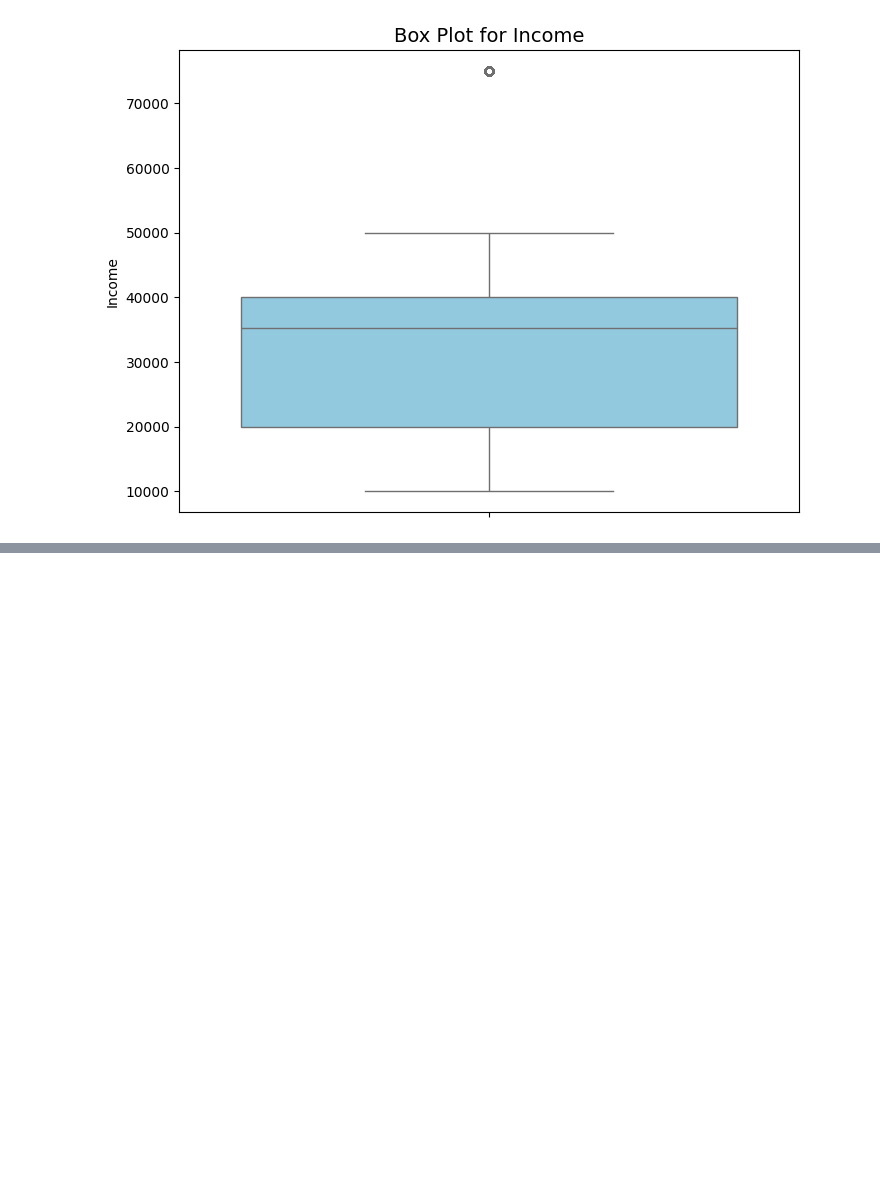
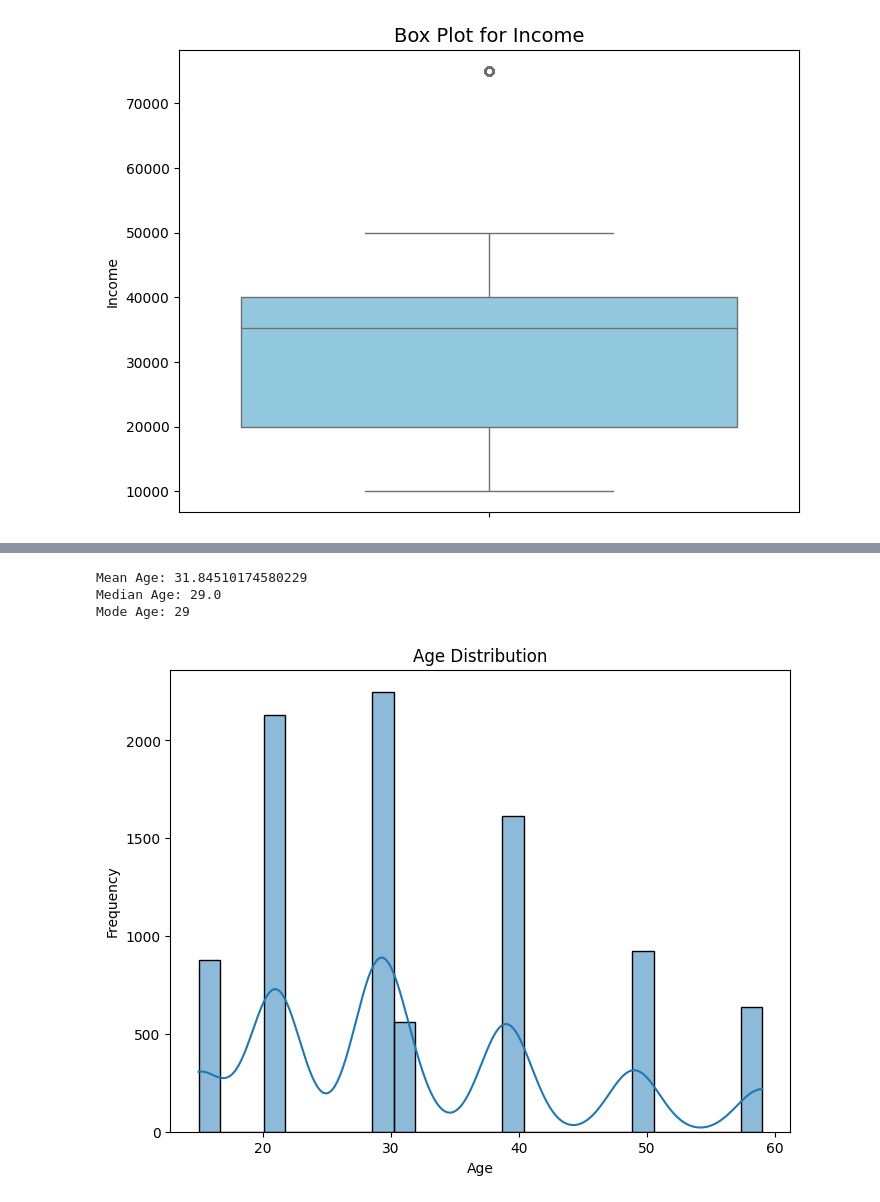
Before and after one commit to mangnez/SrutiSusarla-EDA-INCOME, a Jupyter notebook: SrutiSusarla_INCOME.ipynb, the cells around one changed output, grey strips where cells are left out. Drawn from its saved outputs; the diff is of its cells as text; code cells hidden in the pictures; blank space fills up the shorter version.

```diff
--- a/SrutiSusarla_INCOME.ipynb
+++ b/SrutiSusarla_INCOME.ipynb
@@ -219,0 +257,25 @@ plt.show()
+# %%
+mean_age = df["AGE"].mean()
+median_age = df["AGE"].median()
+mode_age = df["AGE"].mode()[0]
+
+print("Mean Age:", mean_age)
+print("Median Age:", median_age)
+print("Mode Age:", mode_age)
+# %% [output]
+Mean Age: 31.84510174580229
+Median Age: 29.0
+Mode Age: 29
+# %%
+import seaborn as sns
+import matplotlib.pyplot as plt
+
+# Plot the distribution of income
+plt.figure(figsize=(8, 6))
+sns.histplot(df['AGE'], kde=True)
+plt.title('Age Distribution')
+plt.xlabel('Age')
+plt.ylabel('Frequency')
+plt.show()
+# %% [output]
+[figure, added]
```
Also changed, not shown: parts of 10 cells of this notebook.
